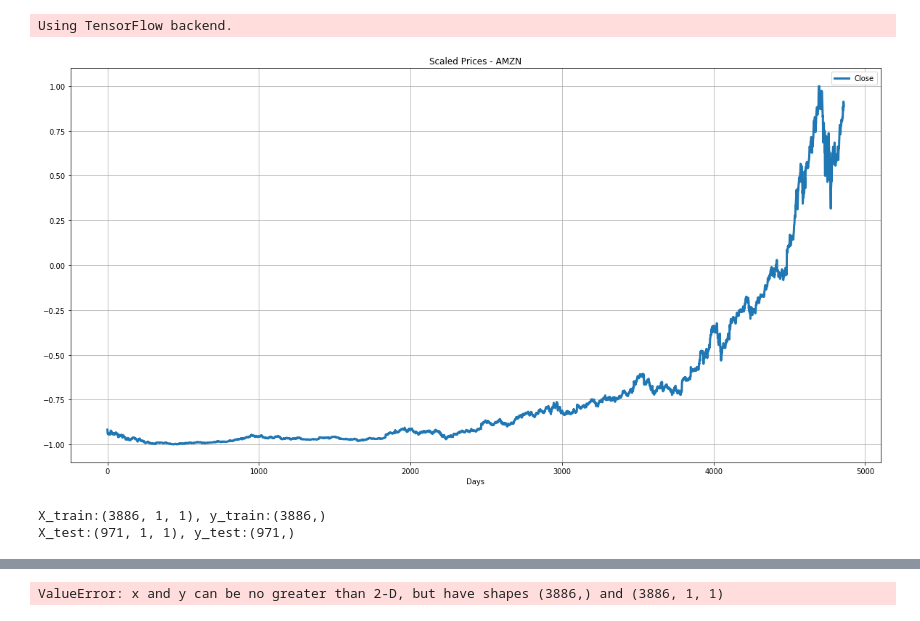
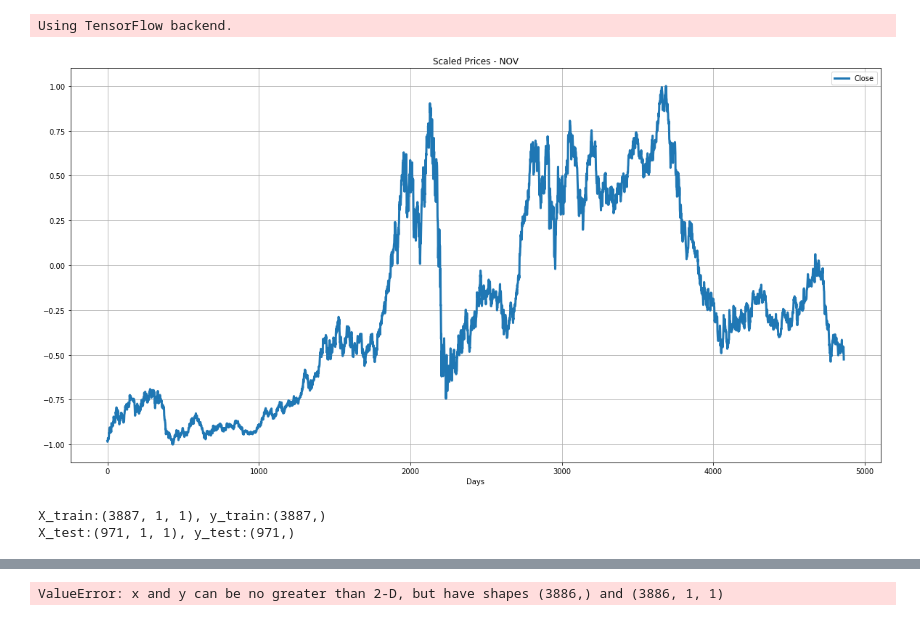
Before and after one commit to BraulioSanchez/scc5943projeto, a Jupyter notebook: ex2.ipynb, the cells around one changed output, grey strips where cells are left out. Cells and saved outputs as stored; diff of their text form; code cells hidden in the pictures.

```diff
--- a/ex2.ipynb
+++ b/ex2.ipynb
@@ -23,28 +23,28 @@ Using TensorFlow backend.
 # %%
 #constantes
 #TEST_SIZE = .3
 TIME_AHEAD = 1 #dias a prever
 BATCH_SIZE = 1
 UNITS = 1
-TICKER = 'AMZN'
+TICKER = 'NOV'
 
 df = pd.read_csv('./{}.csv'.format(TICKER))
 prices = df.Close
 
 prices = df.Close
 scaler = MinMaxScaler(feature_range=(-1,1))
 prices = scaler.fit_transform(np.reshape(prices.values, (len(prices), 1)))
 
 #plot
 plt.figure(figsize=(20,10))
 plt.plot(prices, linewidth=3)
 plt.title('Scaled Prices - {}'.format(TICKER))
 plt.xlabel('Days')
 plt.legend(['Close'])
 plt.grid(True)
 plt.show()
 # %% [output]
-[figure, old version]
+[figure, new version]
 # %%
 split = int(len(prices)*.8)
 train = prices[:split]
@@ -55,7 +55,7 @@ X_test, y_test = to_1dimension(test, TIME_AHEAD)
 print('X_train:{}, y_train:{}'.format(X_train.shape, y_train.shape))
 print('X_test:{}, y_test:{}'.format(X_test.shape, y_test.shape))
 # %% [output]
-X_train:(3886, 1, 1), y_train:(3886,)
+X_train:(3887, 1, 1), y_train:(3887,)
 X_test:(971, 1, 1), y_test:(971,)
 # %%
 #LSTM
```
Also changed, not shown: parts of 1 cell of this notebook, 2 other files.
